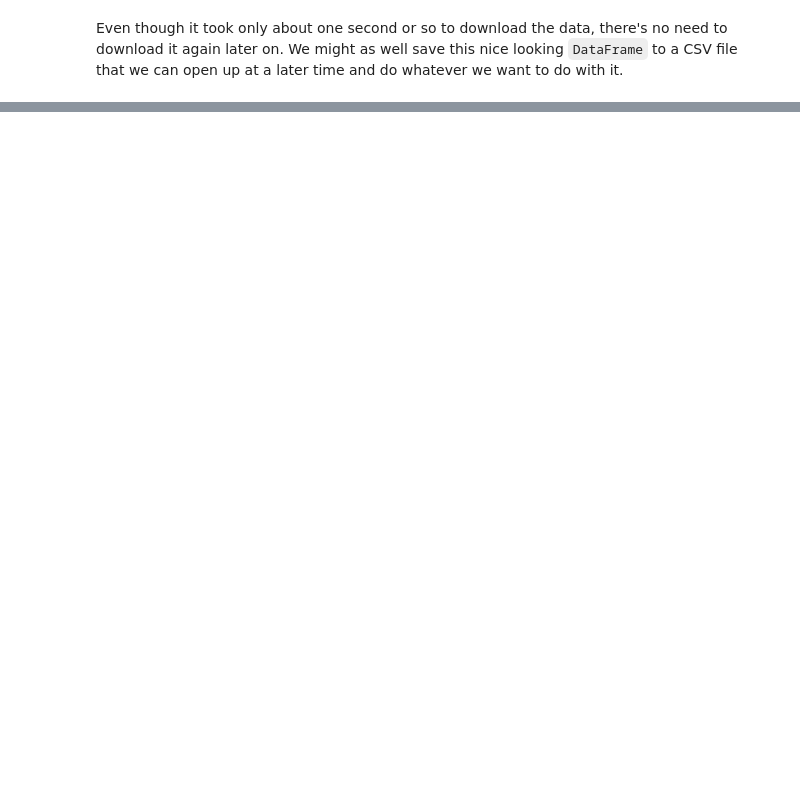
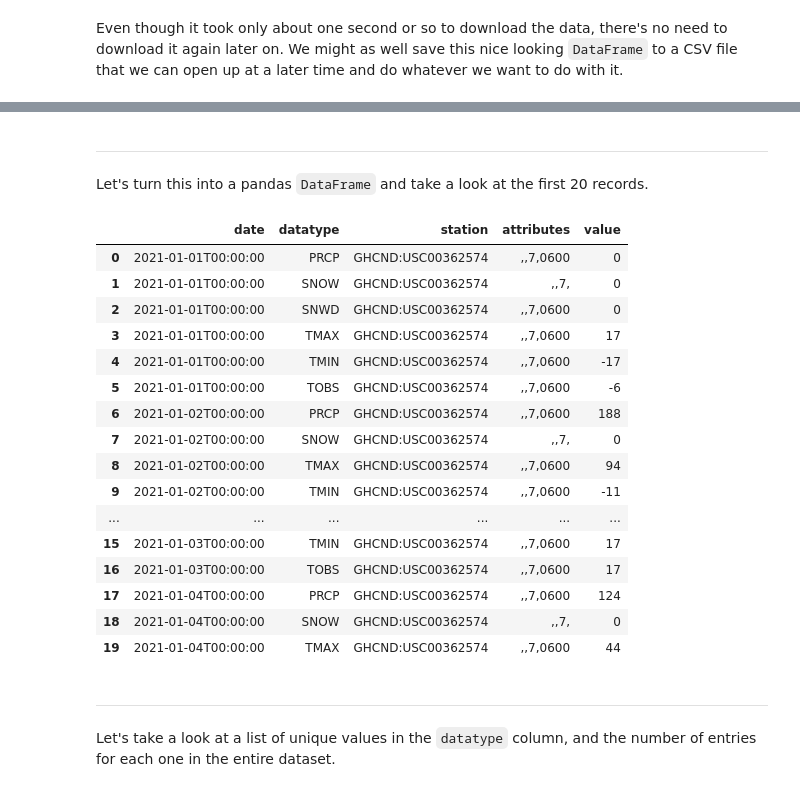
Before and after one commit to holsapple/pandas_tutorial, a Jupyter notebook: notebooks/intro_pandas.ipynb, the cells around one changed output, grey strips where cells are left out. Cells and saved outputs as stored; diff of their text form; code cells hidden in the pictures; blank space fills up the shorter version.

```diff
--- a/notebooks/intro_pandas.ipynb
+++ b/notebooks/intro_pandas.ipynb
@@ -655,0 +678,4 @@ weather_scraped.to_csv('../data/wx_pitt_pa_jun22.csv')
+# %%
+# request the entire year's worth of weather data for that Pittsburgh weather station
+data = download_GHCND_weather('GHCND:USC00362574', '2021-01-01', '2021-12-31')
+print(data)
@@ -655,0 +684,29 @@ weather_scraped.to_csv('../data/wx_pitt_pa_jun22.csv')
+# %% [markdown]
+---
+
+Let's turn this into a pandas `DataFrame` and take a look at the first 20 records.
+# %%
+weather_scraped_raw = pd.DataFrame(data['results'])
+weather_scraped_raw.head(20)
+# %% [output]
+|  | date | datatype | station | attributes | value |
+| 0 | 2021-01-01T00:00:00 | PRCP | GHCND:USC00362574 | ,,7,0600 | 0 |
+| 1 | 2021-01-01T00:00:00 | SNOW | GHCND:USC00362574 | ,,7, | 0 |
+| 2 | 2021-01-01T00:00:00 | SNWD | GHCND:USC00362574 | ,,7,0600 | 0 |
+| 3 | 2021-01-01T00:00:00 | TMAX | GHCND:USC00362574 | ,,7,0600 | 17 |
+| 4 | 2021-01-01T00:00:00 | TMIN | GHCND:USC00362574 | ,,7,0600 | -17 |
+| 5 | 2021-01-01T00:00:00 | TOBS | GHCND:USC00362574 | ,,7,0600 | -6 |
+| 6 | 2021-01-02T00:00:00 | PRCP | GHCND:USC00362574 | ,,7,0600 | 188 |
+| 7 | 2021-01-02T00:00:00 | SNOW | GHCND:USC00362574 | ,,7, | 0 |
+| 8 | 2021-01-02T00:00:00 | TMAX | GHCND:USC00362574 | ,,7,0600 | 94 |
+| 9 | 2021-01-02T00:00:00 | TMIN | GHCND:USC00362574 | ,,7,0600 | -11 |
+| ... | ... | ... | ... | ... | ... |
+| 15 | 2021-01-03T00:00:00 | TMIN | GHCND:USC00362574 | ,,7,0600 | 17 |
+| 16 | 2021-01-03T00:00:00 | TOBS | GHCND:USC00362574 | ,,7,0600 | 17 |
+| 17 | 2021-01-04T00:00:00 | PRCP | GHCND:USC00362574 | ,,7,0600 | 124 |
+| 18 | 2021-01-04T00:00:00 | SNOW | GHCND:USC00362574 | ,,7, | 0 |
+| 19 | 2021-01-04T00:00:00 | TMAX | GHCND:USC00362574 | ,,7,0600 | 44 |
+# %% [markdown]
+---
+
+Let's take a look at a list of unique values in the `datatype` column, and the number of entries for each one in the entire dataset.
```
Also changed, not shown: parts of 29 cells of this notebook, 3 other files.
